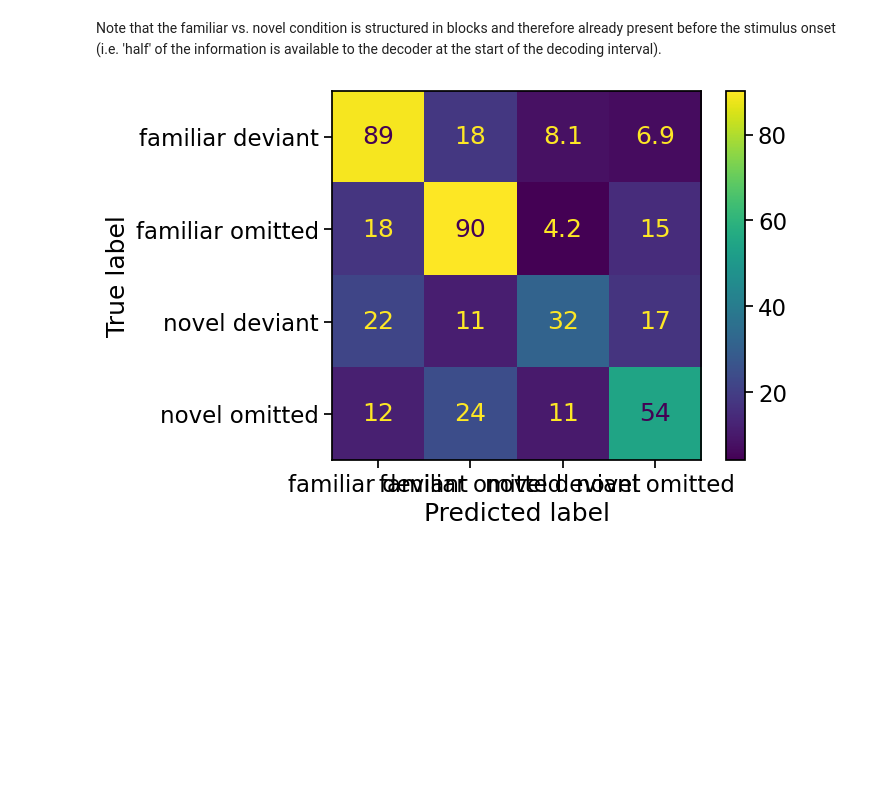
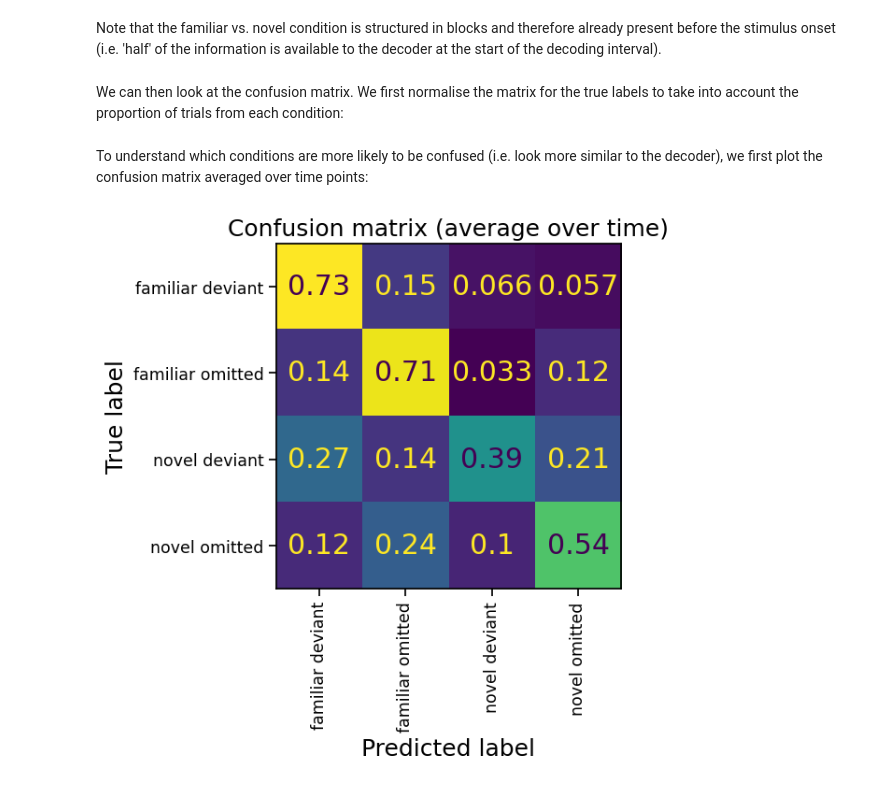
Before and after one commit to ahrends/AllenNeurons, a Jupyter notebook: AllenData_decoding_MM.ipynb, the cells around one changed output. Drawn from its saved outputs; the diff is of its cells as text; code cells hidden in the pictures; blank space fills up the shorter version.

Commit message:
added plots confusion over time

```diff
--- a/AllenData_decoding_MM.ipynb
+++ b/AllenData_decoding_MM.ipynb
@@ -347,10 +347,21 @@ plt.show()
 [figure]
 # %% [markdown]
 Note that the familiar vs. novel condition is structured in blocks and therefore already present before the stimulus onset (i.e. 'half' of the information is available to the decoder at the start of the decoding interval).
+# %% [markdown]
+We can then look at the confusion matrix. We first normalise the matrix for the true labels to take into account the proportion of trials from each condition:
+# %%
+conf_mat_norm = np.zeros((4,4,T))
+for t in range(T):
+    conf_mat_norm[:,:,t] = confusion_matrix(y,y_pred[t],normalize='true')
+# %% [markdown]
+To understand which conditions are more likely to be confused (i.e. look more similar to the decoder), we first plot the confusion matrix averaged over time points:
 # %%
-conf_mat_av = np.mean(conf_mat,axis=2)
+conf_mat_av = np.mean(conf_mat_norm,axis=2)
 disp=ConfusionMatrixDisplay(conf_mat_av, display_labels=['familiar deviant', 'familiar omitted', 'novel deviant', 'novel omitted'])
-disp.plot()
+disp.plot(colorbar=False, xticks_rotation='vertical', text_kw={"fontsize": 'large'})
+plt.title("Confusion matrix (average over time)")
+plt.yticks(fontsize='x-small')
+plt.xticks(fontsize='x-small')
 plt.show()
 # %% [output]
-[figure, old version]
+[figure, new version]
```
Also changed, not shown: parts of 2 cells of this notebook.
